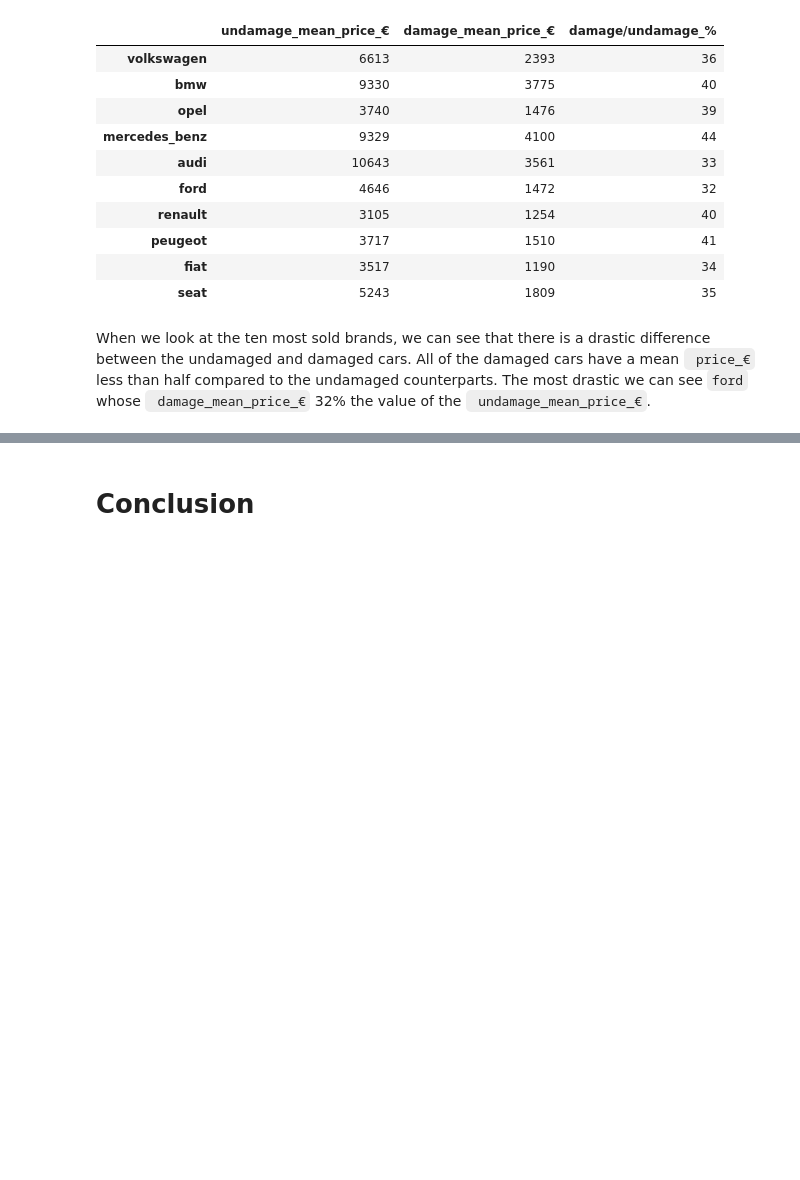
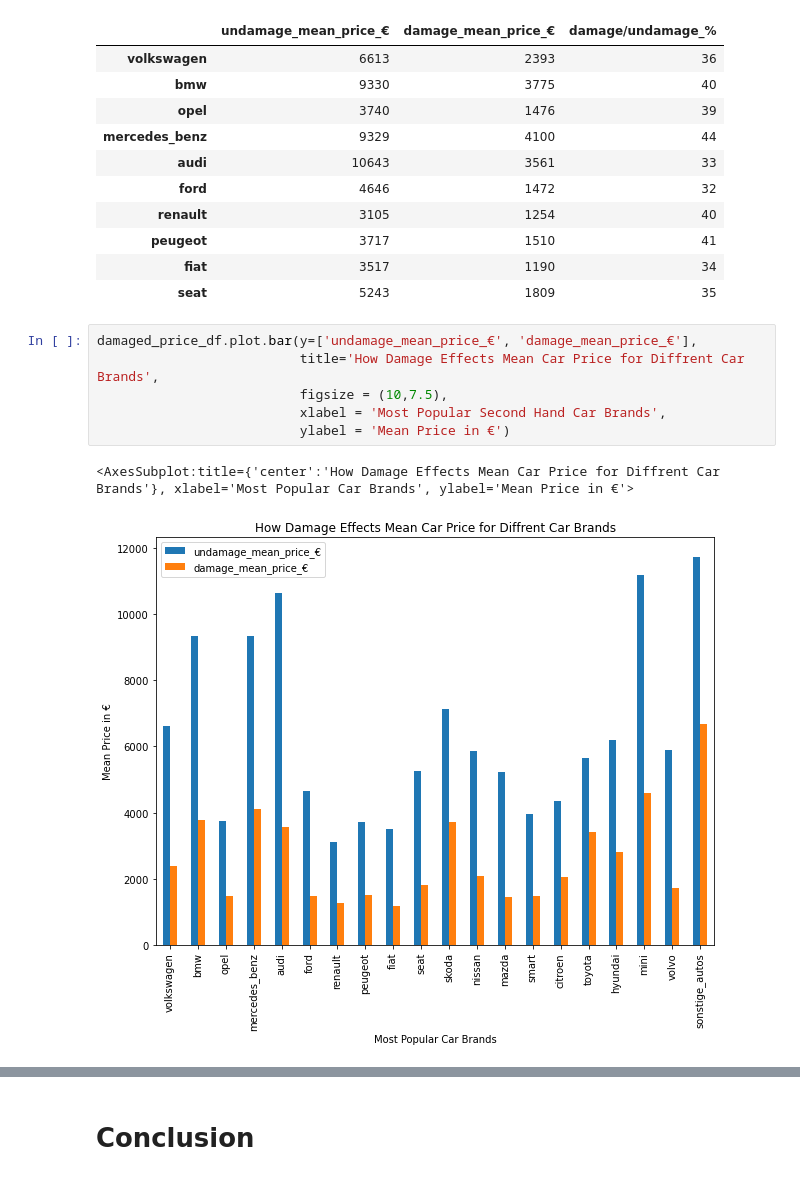
Before and after one commit to CarlWSP/Exploring-eBay-Car-Sales-Data, a Jupyter notebook: Exploring eBay Car Sales Data.ipynb, the cells around one changed output, grey strips where cells are left out. Cells and saved outputs as stored; diff of their text form; blank space fills up the shorter version.

Commit message:
Added Graphs

```diff
--- a/Exploring eBay Car Sales Data.ipynb
+++ b/Exploring eBay Car Sales Data.ipynb
@@ -1097,5 +1096,12 @@ damaged_price_df.head(10)
 | peugeot | 3717 | 1510 | 41 |
 | fiat | 3517 | 1190 | 34 |
 | seat | 5243 | 1809 | 35 |
-# %% [markdown]
-When we look at the ten most sold brands, we can see that there is a drastic difference between the undamaged and damaged cars. All of the damaged cars have a mean ` price_€` less than half compared to the undamaged counterparts. The most drastic we can see `ford` whose ` damage_mean_price_€`  32% the value of the ` undamage_mean_price_€`.
+# %%
+damaged_price_df.plot.bar(y=['undamage_mean_price_€', 'damage_mean_price_€'],
+                          title='How Damage Effects Mean Car Price for Diffrent Car Brands',
+                          figsize = (10,7.5),
+                          xlabel = 'Most Popular Second Hand Car Brands',
+                          ylabel = 'Mean Price in €')
+# %% [output]
+<AxesSubplot:title={'center':'How Damage Effects Mean Car Price for Diffrent Car Brands'}, xlabel='Most Popular Car Brands', ylabel='Mean Price in €'>
+[figure, added]
```
Also changed, not shown: parts of 6 cells of this notebook.
